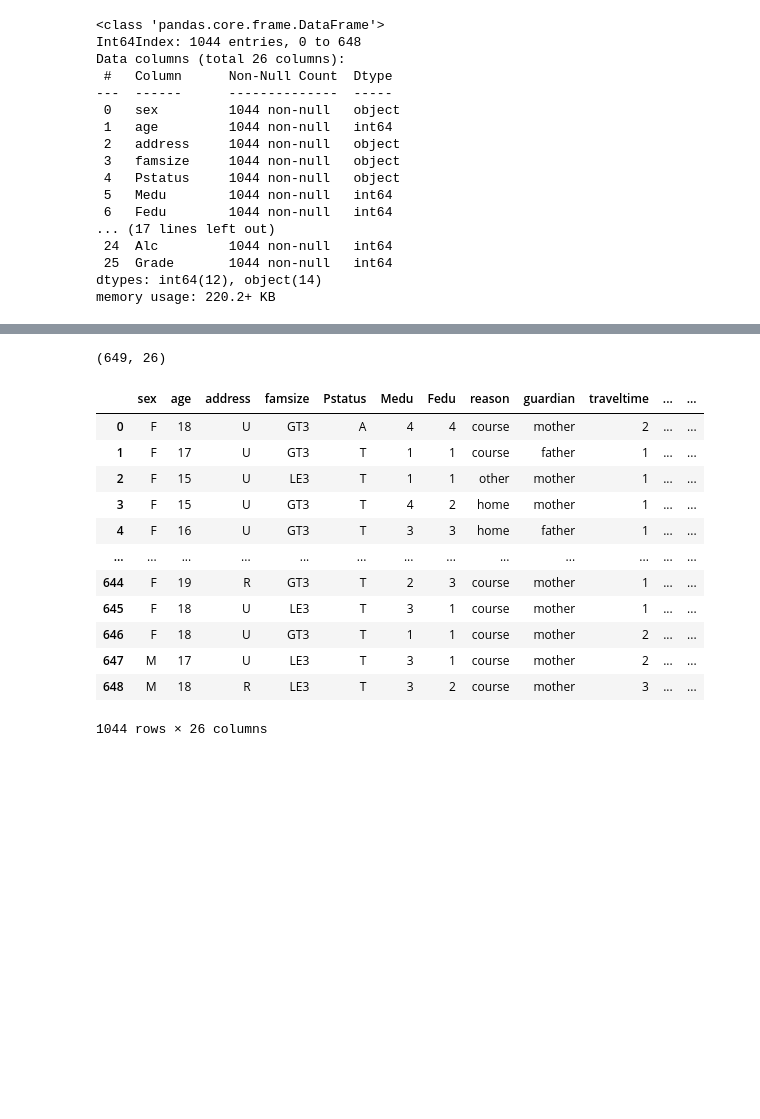
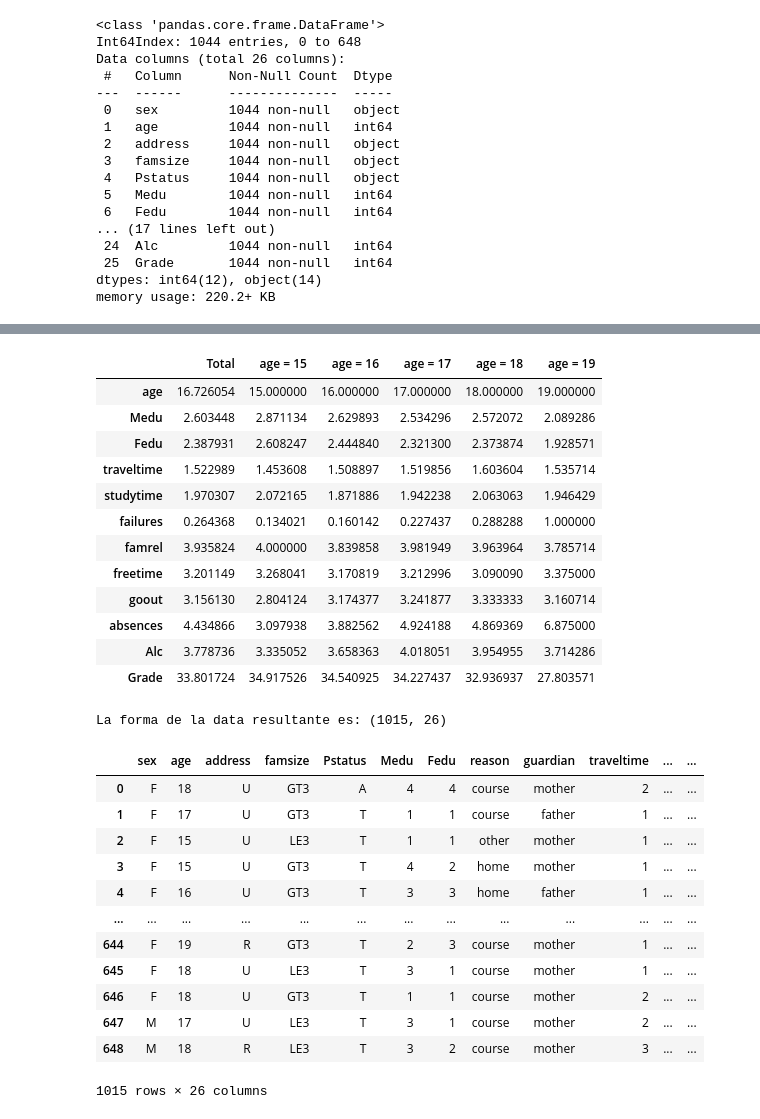
Before and after one commit to Adriagallardo/Adria-Gallardo-Thebridge, a Jupyter notebook: Proyectos/EDA/src/main.ipynb, the cells around one changed output, grey strips where cells are left out. Saved outputs shown, nothing was run; the diff lists cells and outputs as text; code cells hidden in the pictures; blank space fills up the shorter version.

```diff
--- a/Proyectos/EDA/src/main.ipynb
+++ b/Proyectos/EDA/src/main.ipynb
@@ -208,8 +254,29 @@ data.describe()
+# %%
+#Para corroborar que las desviaciones que esas edades provocaban no son regulares en el dataset, se estudian las medias de los años anteriores para estudiar la correlación de desviación con edad.
+
+mn.comp_multiple_data(data=data, column = "age", mask_list = [15,16,17,18,19])
+
+#Como se puede observar, para la mayoría de sujetos (filas) se establece una tendencia a medida que evoluciona la edad, pero no es tan considerable como con los casos que se pretenden omitir.
+# %% [output]
+|  | Total | age = 15 | age = 16 | age = 17 | age = 18 | age = 19 |
+| age | 16.726054 | 15.000000 | 16.000000 | 17.000000 | 18.000000 | 19.000000 |
+| Medu | 2.603448 | 2.871134 | 2.629893 | 2.534296 | 2.572072 | 2.089286 |
+| Fedu | 2.387931 | 2.608247 | 2.444840 | 2.321300 | 2.373874 | 1.928571 |
+| traveltime | 1.522989 | 1.453608 | 1.508897 | 1.519856 | 1.603604 | 1.535714 |
+| studytime | 1.970307 | 2.072165 | 1.871886 | 1.942238 | 2.063063 | 1.946429 |
+| failures | 0.264368 | 0.134021 | 0.160142 | 0.227437 | 0.288288 | 1.000000 |
+| famrel | 3.935824 | 4.000000 | 3.839858 | 3.981949 | 3.963964 | 3.785714 |
+| freetime | 3.201149 | 3.268041 | 3.170819 | 3.212996 | 3.090090 | 3.375000 |
+| goout | 3.156130 | 2.804124 | 3.174377 | 3.241877 | 3.333333 | 3.160714 |
+| absences | 4.434866 | 3.097938 | 3.882562 | 4.924188 | 4.869369 | 6.875000 |
+| Alc | 3.778736 | 3.335052 | 3.658363 | 4.018051 | 3.954955 | 3.714286 |
+| Grade | 33.801724 | 34.917526 | 34.540925 | 34.227437 | 32.936937 | 27.803571 |
 # %%
-#Dejo los outliers fuera.
-mn.outlier_clean(data)
+#Se dejan los outliers deseados fuera.
+data = mn.outlier_clean(data=data, kind="custom", dict_cols_max= {"absences": 22, "age": 19})
+data
 # %% [output]
-(649, 26)
+La forma de la data resultante es: (1015, 26)
 |  | sex | age | address | famsize | Pstatus | Medu | Fedu | reason | guardian | traveltime | ... | ... |
 | 0 | F | 18 | U | GT3 | A | 4 | 4 | course | mother | 2 | ... | ... |
 | 1 | F | 17 | U | GT3 | T | 1 | 1 | course | father | 1 | ... | ... |
@@ -222,4 +289,4 @@ mn.outlier_clean(data)
 | 646 | F | 18 | U | GT3 | T | 1 | 1 | course | mother | 2 | ... | ... |
 | 647 | M | 17 | U | LE3 | T | 3 | 1 | course | mother | 2 | ... | ... |
 | 648 | M | 18 | R | LE3 | T | 3 | 2 | course | mother | 3 | ... | ... |
-1044 rows × 26 columns
+1015 rows × 26 columns
```
Also changed, not shown: parts of 26 cells of this notebook, 28 other files.
